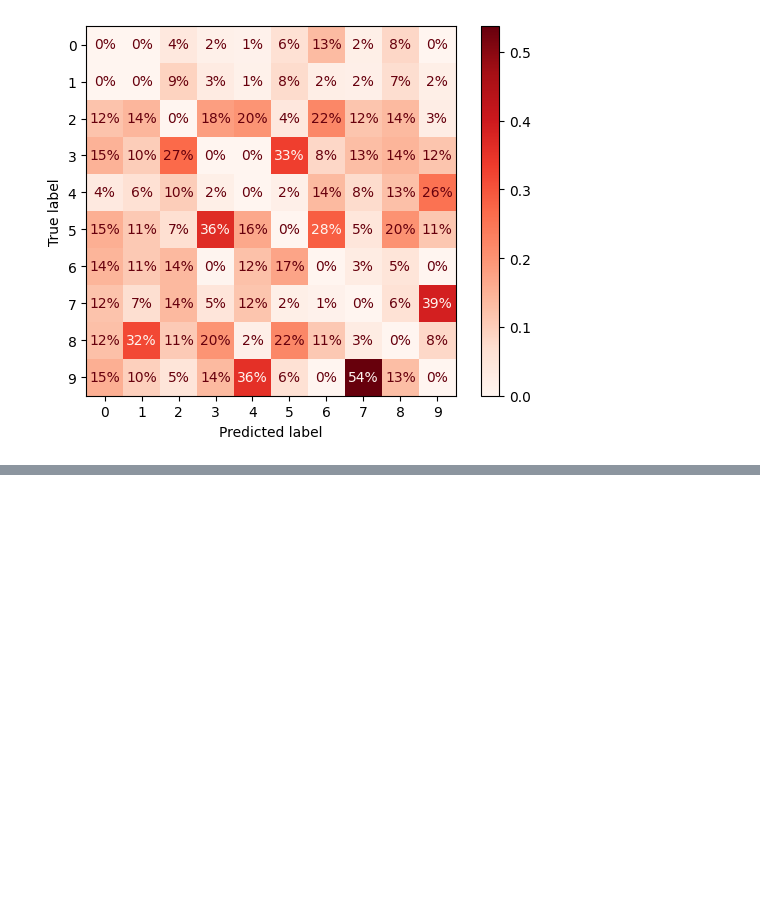
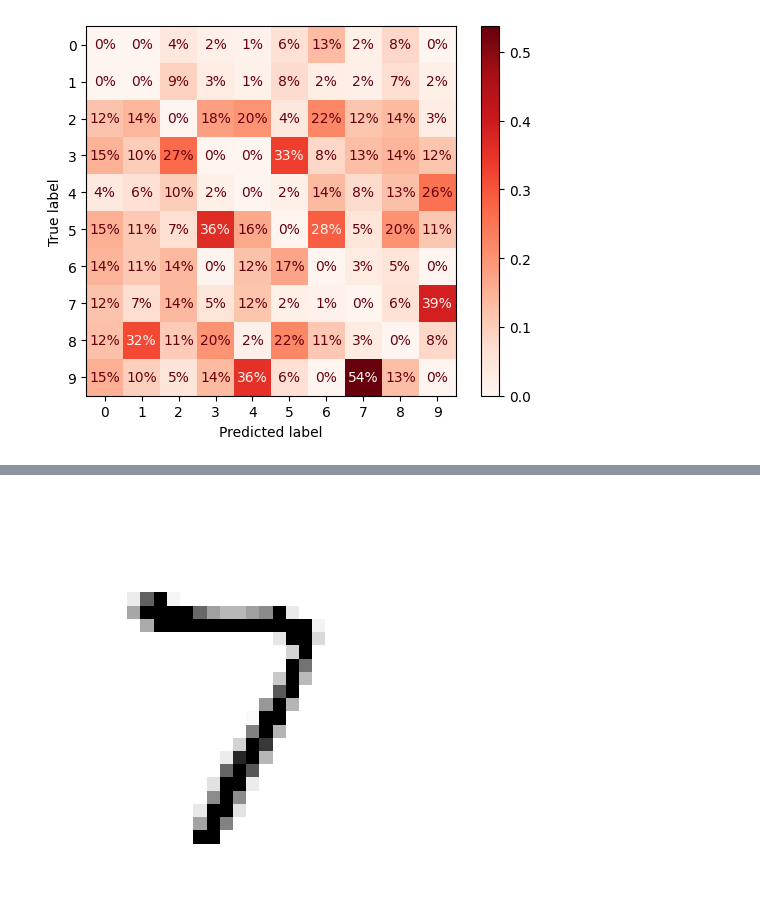
Before and after one commit to sunodmongia/MNIST, a Jupyter notebook: mnist.ipynb, the cells around one changed output, grey strips where cells are left out. Cells and saved outputs as stored; diff of their text form; code cells hidden in the pictures; blank space fills up the shorter version.

```diff
--- a/mnist.ipynb
+++ b/mnist.ipynb
@@ -598,0 +697,8 @@ X_bb = X_train[(y_train == cl_b) & (y_train_pred == cl_b)]
+# %%
+knn_classifier = KNeighborsClassifier()
+knn_classifier.fit(X_train_mod, y_train_mod)
+clean_digit = knn_classifier.predict([y_test_mod[0]])
+plot_digits(clean_digit)
+plt.show()
+# %% [output]
+[figure, added]
```
Also changed, not shown: parts of 15 cells of this notebook, 1 other file.
